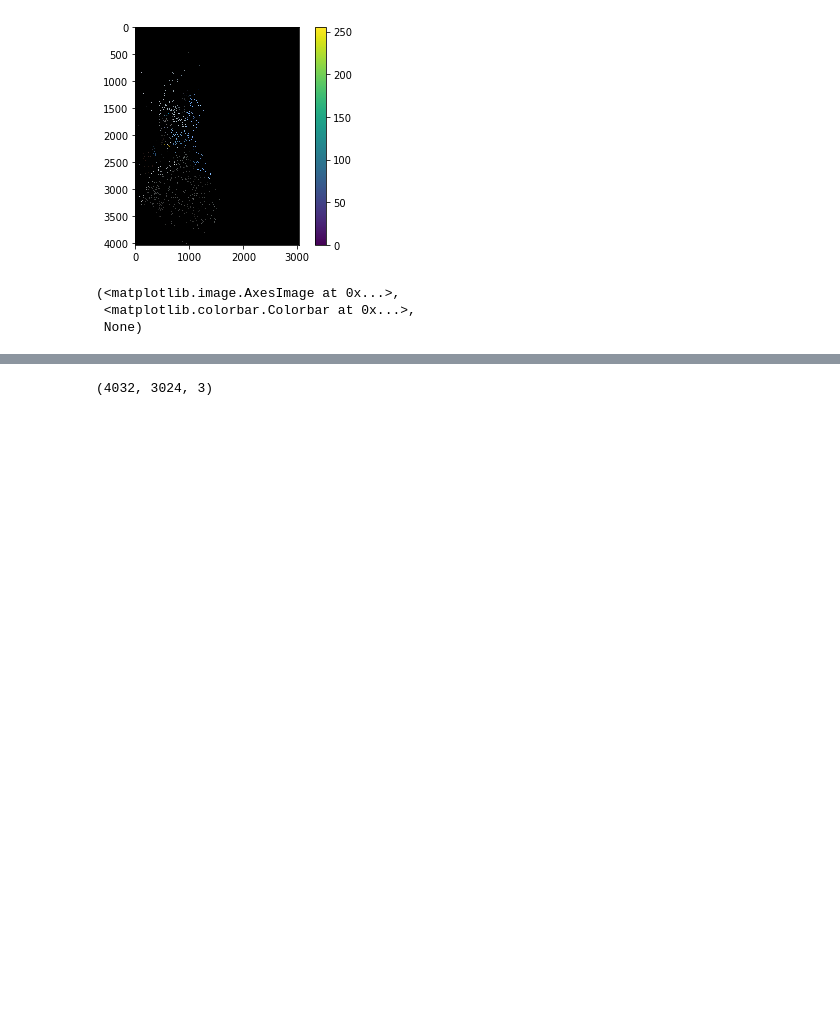
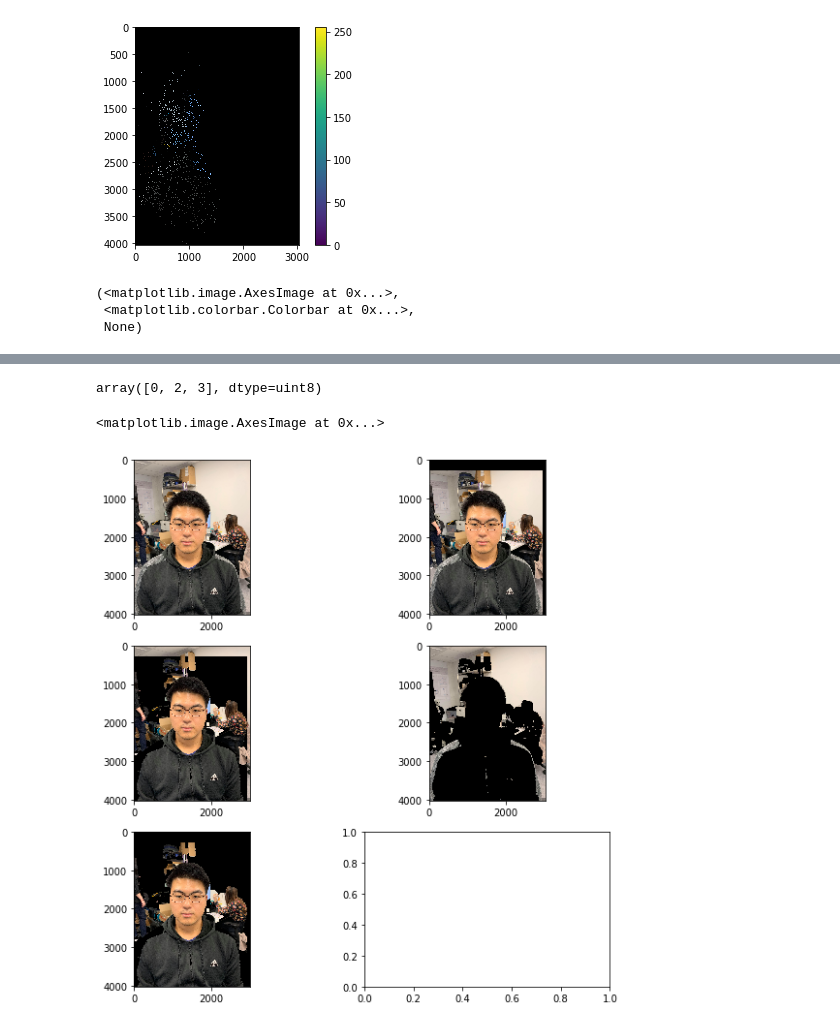
Before and after one commit to bilingwu/Img2Vid, a Jupyter notebook: Rough_Mura_Masa.ipynb, the cells around one changed output, grey strips where cells are left out. Cells and saved outputs as stored; diff of their text form; code cells hidden in the pictures; blank space fills up the shorter version.

Commit message:
grab cut masks

```diff
--- a/Rough_Mura_Masa.ipynb
+++ b/Rough_Mura_Masa.ipynb
@@ -158,4 +156,26 @@ plt.imshow(img1),plt.colorbar(),plt.show()
-# %%
-img.shape
-# %% [output]
-(4032, 3024, 3)
+# %%
+np.unique(mask) # 0 - sure forground, 2- maybe fg, 3- background
+# %% [output]
+array([0, 2, 3], dtype=uint8)
+# %%
+np.unique(mask) # 0 - sure forground, 2- maybe fg, 3- background
+img_color =  cv.imread('./ply/albert.jpg')
+img_color = np.flip(img_color,axis=2)
+
+mask1 = np.where((mask==0),0,1).astype('uint8')
+mask2 = np.where((mask==2),0,1).astype('uint8')
+mask3 = np.where((mask==3),0,1).astype('uint8')
+mask4 = np.where(((mask==2) | (mask==0)),0,1).astype('uint8')
+
+
+f, axarr = plt.subplots(3,2, figsize=(10,10))
+axarr[0,0].imshow(img_color)
+axarr[0,1].imshow(img_color * mask1[:,:,np.newaxis])
+axarr[1,0].imshow(img_color * mask2[:,:,np.newaxis])
+axarr[1,1].imshow(img_color * mask3[:,:,np.newaxis])
+axarr[2,0].imshow(img_color * mask4[:,:,np.newaxis])
+
+cv.imwrite( "grabcut_res/img1.jpg", gray_image )
+# %% [output]
+<matplotlib.image.AxesImage at 0x...>
+[figure, added]
```
Also changed, not shown: parts of 2 cells of this notebook, 5 other files.
